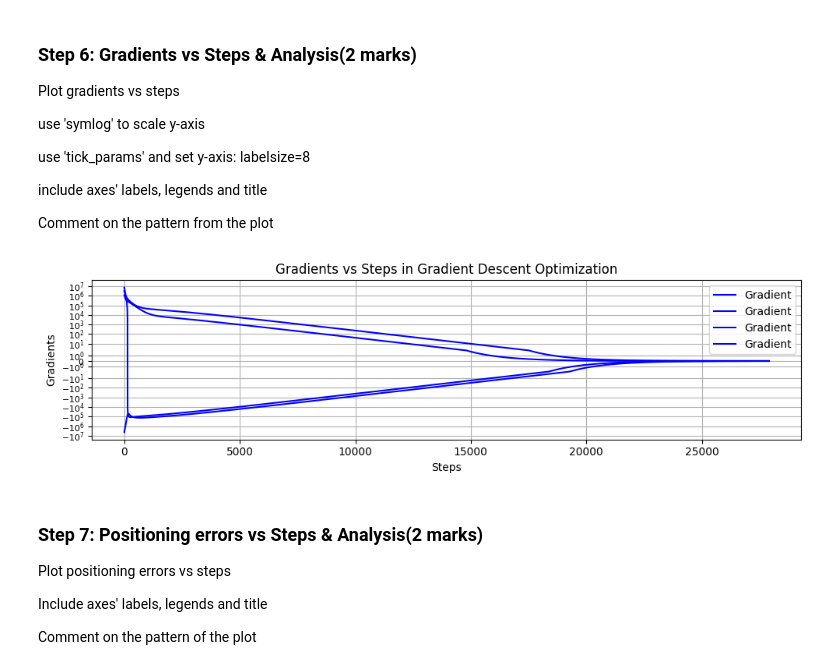
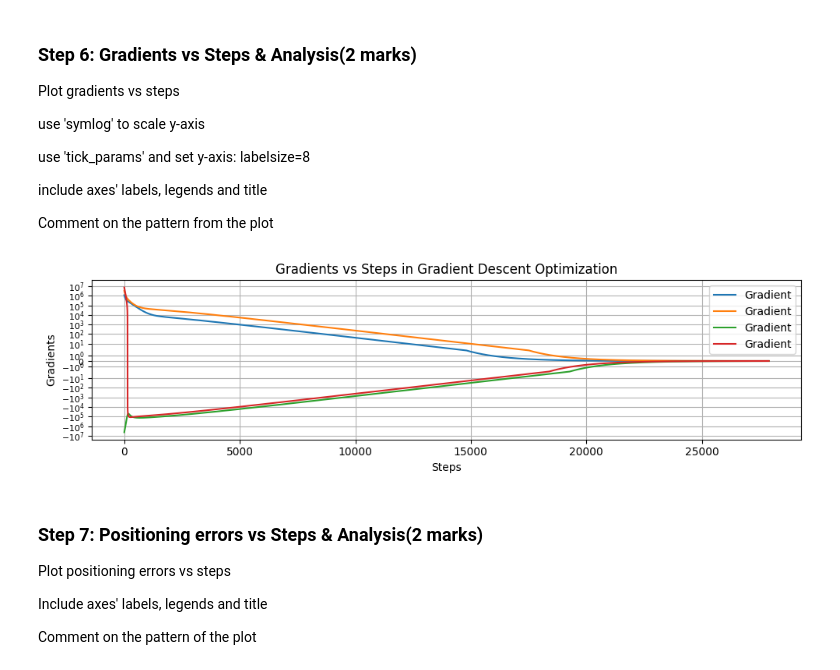
Before and after one commit to AshwiniANair/engg680_2024_fall, a Jupyter notebook: LabAssignment3/Assignment3.ipynb, the cells around one changed output. Drawn from its saved outputs; the diff is of its cells as text; code cells hidden in the pictures.

```diff
--- a/LabAssignment3/Assignment3.ipynb
+++ b/LabAssignment3/Assignment3.ipynb
@@ -279,29 +279,29 @@ include axes' labels, legends and title
 Comment on the pattern from the plot
 # %%
 fig , ax = plt.subplots(nrows=1,ncols=1, figsize=(10,3))
-ax.plot(arr_grad, linestyle='-', color='blue', label ="Gradient")
+ax.plot(arr_grad, linestyle='-', label ="Gradient")
 ax.set_yscale('symlog')
 ax.tick_params(axis='y', labelsize=8)
 ax.set_xlabel('Steps')
 ax.set_ylabel('Gradients')
 ax.set_title('Gradients vs Steps in Gradient Descent Optimization')
 ax.grid(True)
 ax.legend()
 fig.tight_layout()
 plt.show()
 
 # Comment on the pattern
 # Answer
 # Steep Initial Decrease: The gradient norm typically decreases rapidly in the initial steps,
 # indicating that the algorithm is making large updates to the parameters as it moves toward the
 # minimum of the cost function.
 # Flattening of Gradient Norm: As the algorithm approaches an optimal solution, the gradient norm
 # values become smaller and may plateau. This pattern shows that the updates to the parameters are getting smaller, indicating convergence.
 # Possible Oscillations: Near the end, the gradient norm may oscillate around small values,
 #reflecting minor adjustments in the parameters as the solution converges. This is typical in gradient
 # descent as it fine-tunes around the optimal solution.
 # %% [output]
-[figure, old version]
+[figure, new version]
 # %% [markdown]
 ### Step 7: Positioning errors vs Steps & Analysis(2 marks)
 Plot positioning errors vs steps
```
Also changed, not shown: parts of 8 cells of this notebook.
